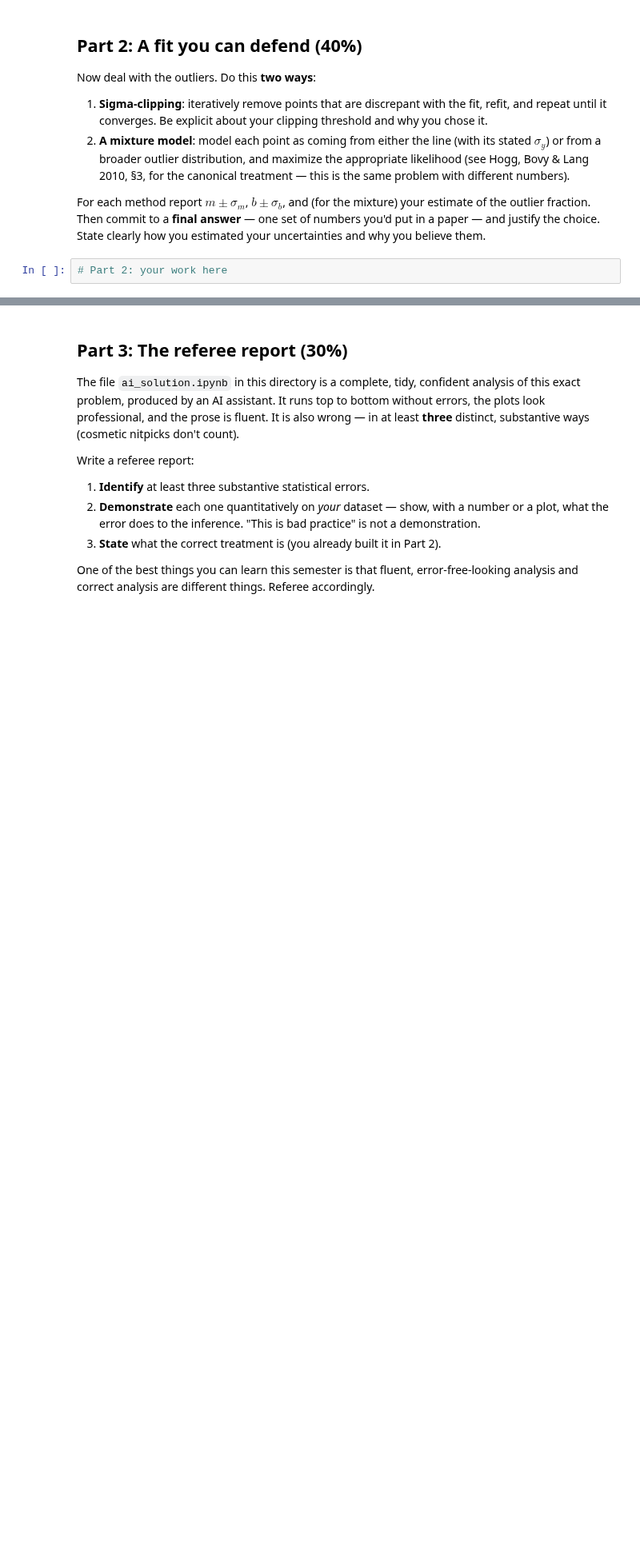
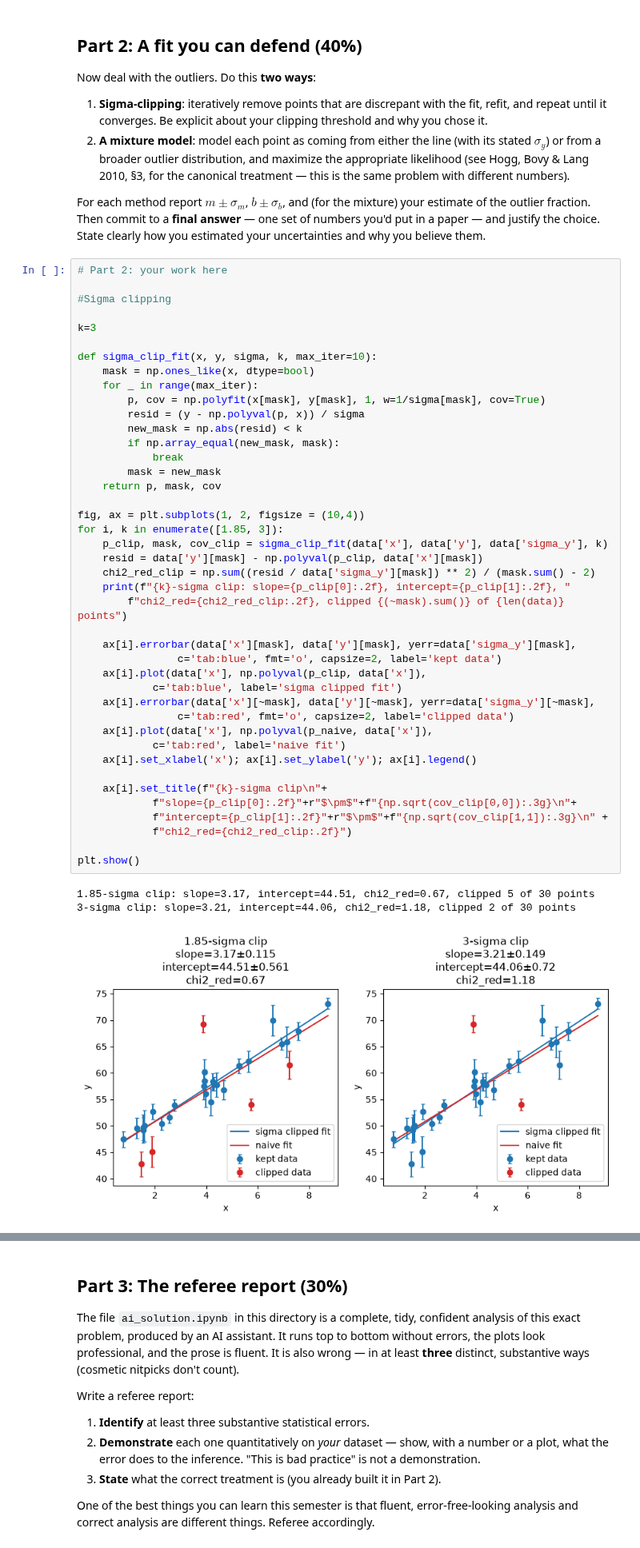
Before and after one commit to AustinMathison/ast457_2026_Fall, a Jupyter notebook: submissions/cmemery2/lab01.ipynb, the cells around one changed output, grey strips where cells are left out. Shown at 80% size. Drawn from its saved outputs; the diff is of its cells as text; blank space fills up the shorter version.

```diff
--- a/submissions/cmemery2/lab01.ipynb
+++ b/submissions/cmemery2/lab01.ipynb
@@ -62,3 +111,47 @@ you'd put in a paper — and justify the choice. State clearly how you estimated
 uncertainties and why you believe them.
 # %%
 # Part 2: your work here
+
+#Sigma clipping
+
+k=3
+
+def sigma_clip_fit(x, y, sigma, k, max_iter=10):
+    mask = np.ones_like(x, dtype=bool)
+    for _ in range(max_iter):
+        p, cov = np.polyfit(x[mask], y[mask], 1, w=1/sigma[mask], cov=True)
+        resid = (y - np.polyval(p, x)) / sigma
+        new_mask = np.abs(resid) < k
+        if np.array_equal(new_mask, mask):
+            break
+        mask = new_mask
+    return p, mask, cov
+
+fig, ax = plt.subplots(1, 2, figsize = (10,4))
+for i, k in enumerate([1.85, 3]):
+    p_clip, mask, cov_clip = sigma_clip_fit(data['x'], data['y'], data['sigma_y'], k)
+    resid = data['y'][mask] - np.polyval(p_clip, data['x'][mask])
+    chi2_red_clip = np.sum((resid / data['sigma_y'][mask]) ** 2) / (mask.sum() - 2)
+    print(f"{k}-sigma clip: slope={p_clip[0]:.2f}, intercept={p_clip[1]:.2f}, "
+        f"chi2_red={chi2_red_clip:.2f}, clipped {(~mask).sum()} of {len(data)} points")
+
+    ax[i].errorbar(data['x'][mask], data['y'][mask], yerr=data['sigma_y'][mask],
+                c='tab:blue', fmt='o', capsize=2, label='kept data')
+    ax[i].plot(data['x'], np.polyval(p_clip, data['x']),
+            c='tab:blue', label='sigma clipped fit')
+    ax[i].errorbar(data['x'][~mask], data['y'][~mask], yerr=data['sigma_y'][~mask],
+                c='tab:red', fmt='o', capsize=2, label='clipped data')
+    ax[i].plot(data['x'], np.polyval(p_naive, data['x']),
+            c='tab:red', label='naive fit')
+    ax[i].set_xlabel('x'); ax[i].set_ylabel('y'); ax[i].legend()
+
+    ax[i].set_title(f"{k}-sigma clip\n"+
+            f"slope={p_clip[0]:.2f}"+r"$\pm$"+f"{np.sqrt(cov_clip[0,0]):.3g}\n"+
+            f"intercept={p_clip[1]:.2f}"+r"$\pm$"+f"{np.sqrt(cov_clip[1,1]):.3g}\n" +
+            f"chi2_red={chi2_red_clip:.2f}")
+
+plt.show()
+# %% [output]
+1.85-sigma clip: slope=3.17, intercept=44.51, chi2_red=0.67, clipped 5 of 30 points
+3-sigma clip: slope=3.21, intercept=44.06, chi2_red=1.18, clipped 2 of 30 points
+[figure, added]
```
Also changed, not shown: parts of 13 cells of this notebook.
